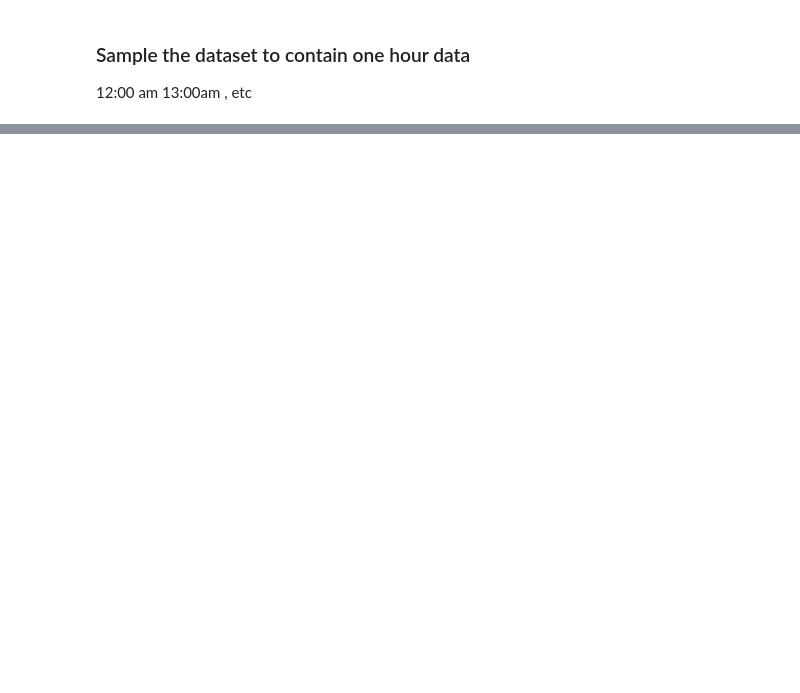
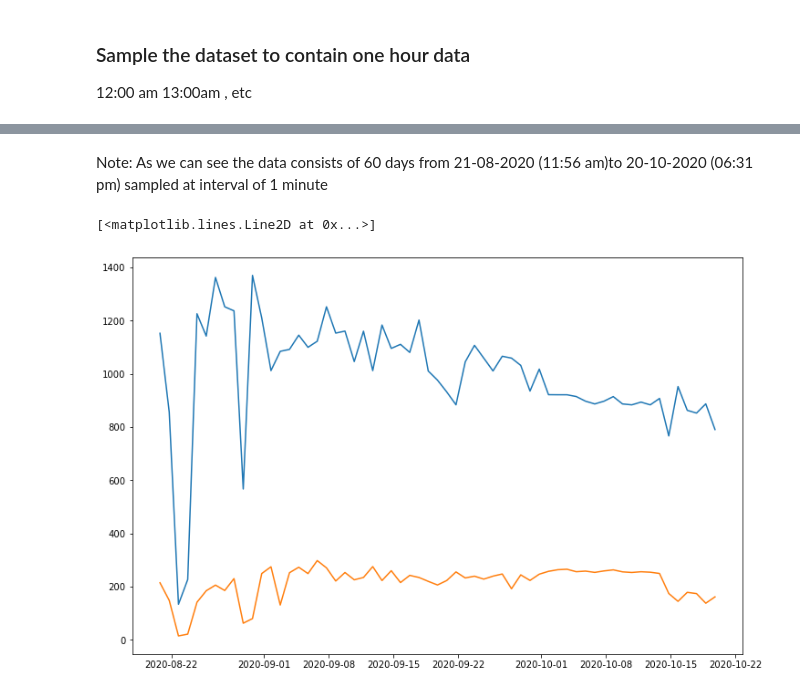
Before and after one commit to Rujul-Patel/InternshipTest, a Jupyter notebook: prescinto.ipynb, the cells around one changed output, grey strips where cells are left out. Drawn from its saved outputs; the diff is of its cells as text; code cells hidden in the pictures; blank space fills up the shorter version.

```diff
--- a/prescinto.ipynb
+++ b/prescinto.ipynb
@@ -136,3 +96,3 @@ Timedelta('60 days 06:35:00')
 # %%
-df = df.pivot(index="date_time",columns)
+df.index
 # %% [output]
@@ -139,0 +117,8 @@ TypeError: pivot() missing 1 required argument: 'columns'
+# %% [markdown]
+Note: As we can see the data consists of 60 days from 21-08-2020 (11:56 am)to 20-10-2020 (06:31 pm) sampled at interval of 1 minute
+# %%
+plt.plot(df.resample('D').max()['irradiance'])
+plt.plot(df.resample('D').mean()['irradiance'])
+# %% [output]
+[<matplotlib.lines.Line2D at 0x...>]
+[figure, added]
```
Also changed, not shown: parts of 31 cells of this notebook.
